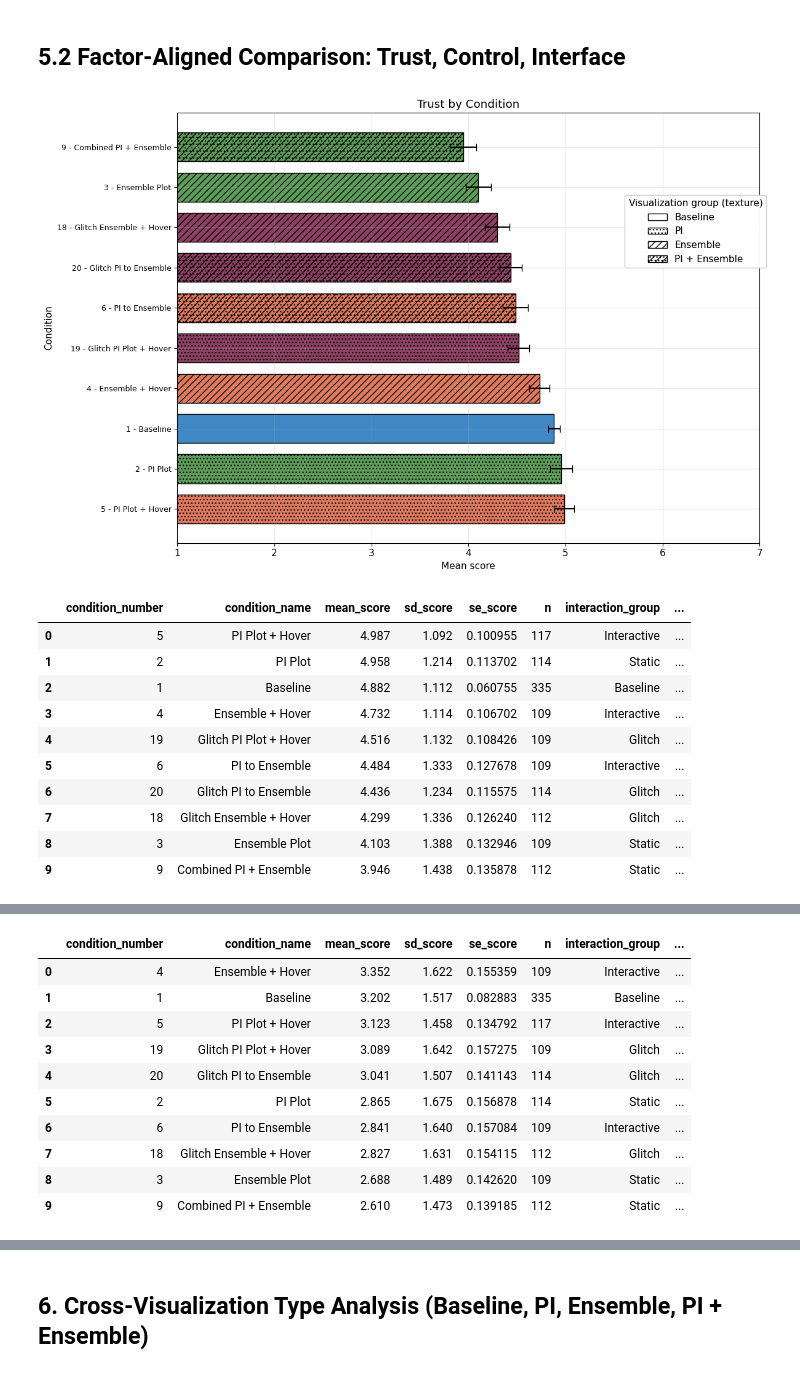
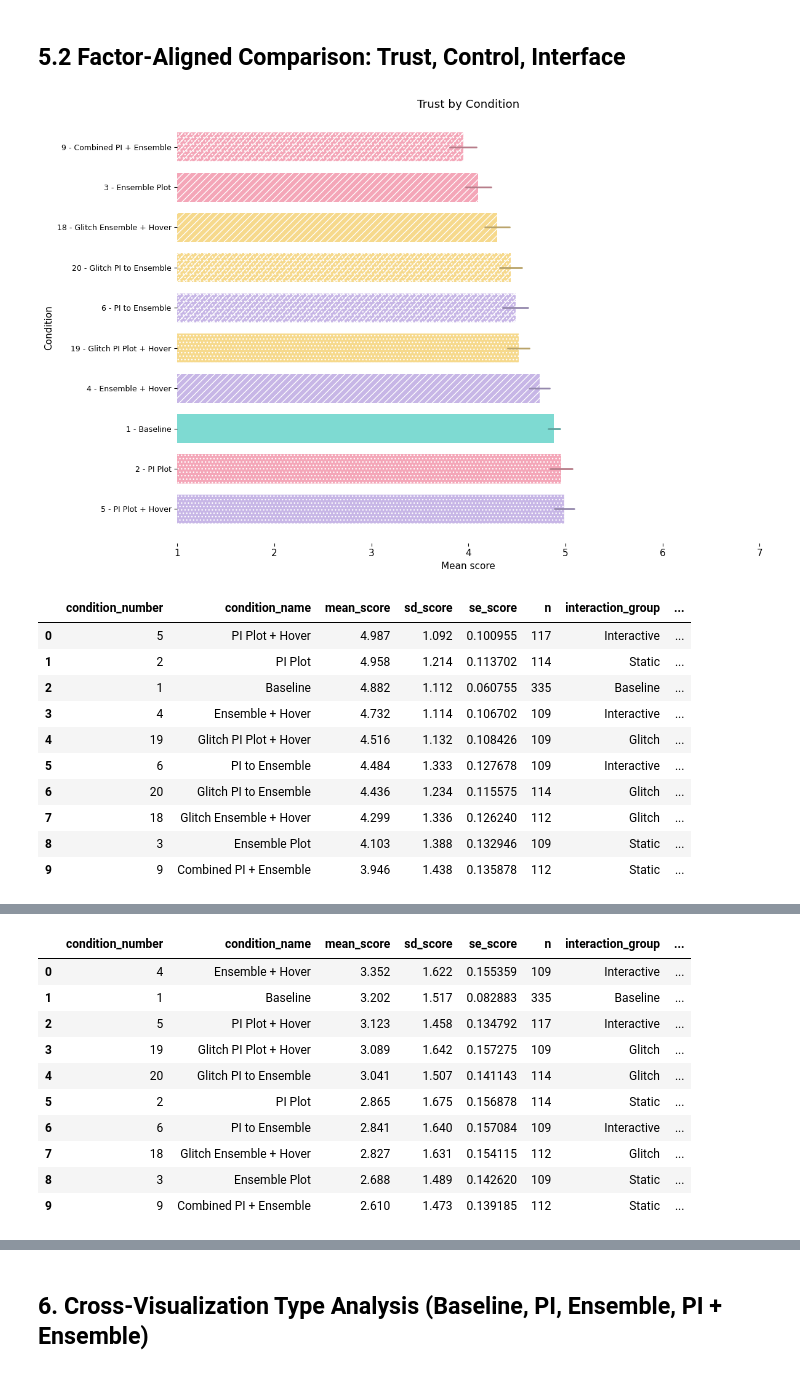
Before and after one commit to Delen0828/Interact4Trust, a Jupyter notebook: Experiment1/analysis/analysis-0306.ipynb, the cells around one changed output, grey strips where cells are left out. Saved outputs shown, nothing was run; the diff lists cells and outputs as text; code cells hidden in the pictures.

```diff
--- a/Experiment1/analysis/analysis-0306.ipynb
+++ b/Experiment1/analysis/analysis-0306.ipynb
@@ -1290,6 +1547,7 @@ Kaiser eigenvalues > 1: 2, using 2 factor(s)
 # 5.2 Factor-aligned comparison metrics by condition
 
 import matplotlib.patches as mpatches
+from matplotlib.colors import to_rgb
 
 
 def _to_int_condition(value):
@@ -1303,6 +1561,27 @@ def _to_int_condition(value):
 
 def _coerce_columns(data, columns):
     return [col for col in columns if col in data.columns]
+
+
+def _darken_metric_color(color, factor=0.75):
+    try:
+        r, g, b = to_rgb(color)
+        return (r * factor, g * factor, b * factor)
+    except (TypeError, ValueError):
+        return color
+
+
+def _draw_metric_error_bar(ax, y_center, mean_value, se_value, base_color):
+    if pd.isna(mean_value) or pd.isna(se_value) or se_value <= 0:
+        return
+
+    ax.plot(
+        [float(mean_value - se_value), float(mean_value + se_value)],
+        [y_center, y_center],
+        color=_darken_metric_color(base_color),
+        linewidth=2.0,
+        solid_capstyle="round",
+    )
 
 
 def _resolve_trust_and_interaction_data():
@@ -1359,11 +1638,11 @@ VISUALIZATION_GROUP_ORDER = ["Baseline", "PI", "Ensemble", "PI + Ensemble", "Oth
 INTERACTION_GROUP_ORDER = ["Baseline", "Static", "Interactive", "Glitch", "Other"]
 
 INTERACTION_GROUP_COLOR = {
-    "Baseline": "#3F88C5",
-    "Static": "#5D9C59",
-    "Interactive": "#E07A5F",
-    "Glitch": "#8E4162",
-    "Other": "#888888",
+    "Baseline": "#7EDAD2",
+    "Static": "#F4A6B8",
+    "Interactive": "#C7B6E6",
+    "Glitch": "#F6D98C",
+    "Other": "#C0C0C0",
 }
 
 VISUALIZATION_GROUP_HATCH = {
@@ -1530,15 +1809,22 @@ def plot_metric_barcharts(metrics):
                 VISUALIZATION_GROUP_HATCH["Other"],
             )
 
-            plt.barh(
+            bar = plt.barh(
                 y[idx],
                 row["mean_score"],
-                xerr=row["se_score"],
+                xerr=None,
                 color=color,
-                edgecolor="black",
+                edgecolor="white",
                 hatch=hatch,
                 height=0.72,
-                capsize=4,
+                linewidth=0.0,
+            )[0]
+            _draw_metric_error_bar(
+                plt.gca(),
+                bar.get_y() + bar.get_height() / 2,
+                row["mean_score"],
+                row["se_score"],
+                color,
             )
 
         plt.yticks(y, plot_df["condition_label"], fontsize=9)
@@ -1547,77 +1833,47 @@ def plot_metric_barcharts(metrics):
         plt.title(f"{metric_name} by Condition")
         plt.xlim(1, 7)
         plt.xticks(range(1, 8))
-        plt.grid(axis="x", alpha=0.3)
+        ax = plt.gca()
+        ax.grid(False)
+        for spine in ax.spines.values():
+            spine.set_visible(False)
         plt.tight_layout()
 
-        # Style legends: color (interaction availability) and hatch (visualization type)
-        color_handles = [
-            mpatches.Patch(facecolor=INTERACTION_GROUP_COLOR[group], edgecolor="black", label=group)
-            for group in INTERACTION_GROUP_ORDER
-            if group in plot_df["interaction_group"].values
-        ]
-        hatch_handles = [
-            mpatches.Patch(
-                facecolor="white",
-                edgecolor="black",
-                hatch=VISUALIZATION_GROUP_HATCH[group],
-                label=group,
-            )
-            for group in VISUALIZATION_GROUP_ORDER
-            if group in plot_df["visualization_group"].values
-        ]
-
-        if color_handles:
-            plt.legend(
-                handles=color_handles,
-                title="Interaction group (color)",
-                loc="upper right",
-                bbox_to_anchor=(1.02, 1.0),
-            )
-
-        if hatch_handles:
-            second_legend = plt.legend(
-                handles=hatch_handles,
-                title="Visualization group (texture)",
-                loc="upper right",
-                bbox_to_anchor=(1.02, 0.82),
-            )
-            plt.gca().add_artist(second_legend)
-
+        # Legends intentionally suppressed for this analysis view.
         plt.show()
 
         display(
             plot_df[
                 [
                     "condition_number",
                     "condition_name",
                     "mean_score",
                     "sd_score",
                     "se_score",
                     "n",
                     "interaction_group",
                     "visualization_group",
                 ]
             ]
         )
 
 
 trust_data, interaction_data = _resolve_trust_and_interaction_data()
 
 trust_metric_summary = _compute_composite_metric(trust_data, "Trust", TRUST_METRIC_SPEC)
 control_spec, interface_spec = _build_metric_spec_items(interaction_data, include_control=True)
 control_metric_summary = _compute_composite_metric(interaction_data, "Control", control_spec)
 interface_metric_summary = _compute_composite_metric(interaction_data, "Interface", interface_spec)
 
 plot_metric_barcharts(
     {
         "Trust": trust_metric_summary,
         "Control": control_metric_summary,
         "Interface": interface_metric_summary,
     }
 )
 # %% [output]
-[figure, old version]
+[figure, new version]
 |  | condition_number | condition_name | mean_score | sd_score | se_score | n | interaction_group | ... |
 | 0 | 5 | PI Plot + Hover | 4.987 | 1.092 | 0.100955 | 117 | Interactive | ... |
 | 1 | 2 | PI Plot | 4.958 | 1.214 | 0.113702 | 114 | Static | ... |
```
Also changed, not shown: parts of 5 cells of this notebook, 3 other files.
